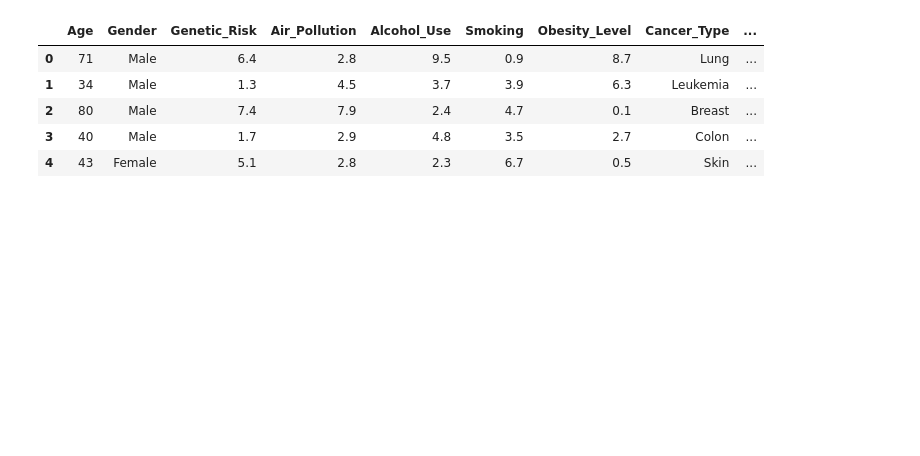
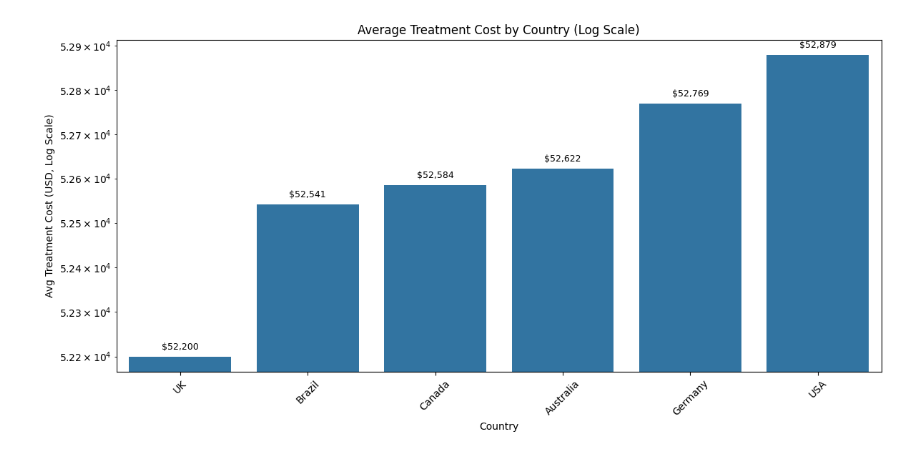
Before and after one commit to danimulller/projeto-final-ml, a Jupyter notebook: notebooks/03_exploratory_analysis.ipynb, the cells around one changed output. Cells and saved outputs as stored; diff of their text form; code cells hidden in the pictures; blank space fills up the shorter version.

```diff
--- a/notebooks/03_exploratory_analysis.ipynb
+++ b/notebooks/03_exploratory_analysis.ipynb
@@ -14,12 +18,28 @@ df.describe()
 | 50% | 54.000000 | 5.000000 | 5.000000 | 5.000000 | 5.000000 | 5.000000 | 2.000000 | ... |
 | 75% | 72.000000 | 7.500000 | 7.500000 | 7.500000 | 7.500000 | 7.500000 | 3.000000 | ... |
 | max | 89.000000 | 10.000000 | 10.000000 | 10.000000 | 10.000000 | 10.000000 | 4.000000 | ... |
-# %%
-df.head()
-# %% [output]
-|  | Age | Gender | Genetic_Risk | Air_Pollution | Alcohol_Use | Smoking | Obesity_Level | Cancer_Type | ... |
-| 0 | 71 | Male | 6.4 | 2.8 | 9.5 | 0.9 | 8.7 | Lung | ... |
-| 1 | 34 | Male | 1.3 | 4.5 | 3.7 | 3.9 | 6.3 | Leukemia | ... |
-| 2 | 80 | Male | 7.4 | 7.9 | 2.4 | 4.7 | 0.1 | Breast | ... |
-| 3 | 40 | Male | 1.7 | 2.9 | 4.8 | 3.5 | 2.7 | Colon | ... |
-| 4 | 43 | Female | 5.1 | 2.8 | 2.3 | 6.7 | 0.5 | Skin | ... |
+# %%
+avg_cost_by_country = df.groupby('Country_Region')['Treatment_Cost_USD'].mean().sort_values()
+
+# Plot 1: Average Treatment Cost by Country (Log Scale) with adjusted labels
+plt.figure(figsize=(12, 6))
+ax = sns.barplot(x=avg_cost_by_country.index, y=avg_cost_by_country.values)
+plt.yscale('log')
+plt.title('Average Treatment Cost by Country (Log Scale)')
+plt.ylabel('Avg Treatment Cost (USD, Log Scale)')
+plt.xlabel('Country')
+plt.xticks(rotation=45)
+
+# Add annotations just above each bar
+for bar in ax.patches:
+    height = bar.get_height()
+    ax.annotate(f"${height:,.0f}",
+                xy=(bar.get_x() + bar.get_width() / 2, height),
+                xytext=(0, 5),  # Offset: 5 points above bar
+                textcoords="offset points",
+                ha='center', va='bottom', fontsize=9)
+
+plt.tight_layout()
+plt.show()
+# %% [output]
+[figure, added]
```
Also changed, not shown: parts of 5 cells of this notebook, 3 other files.
